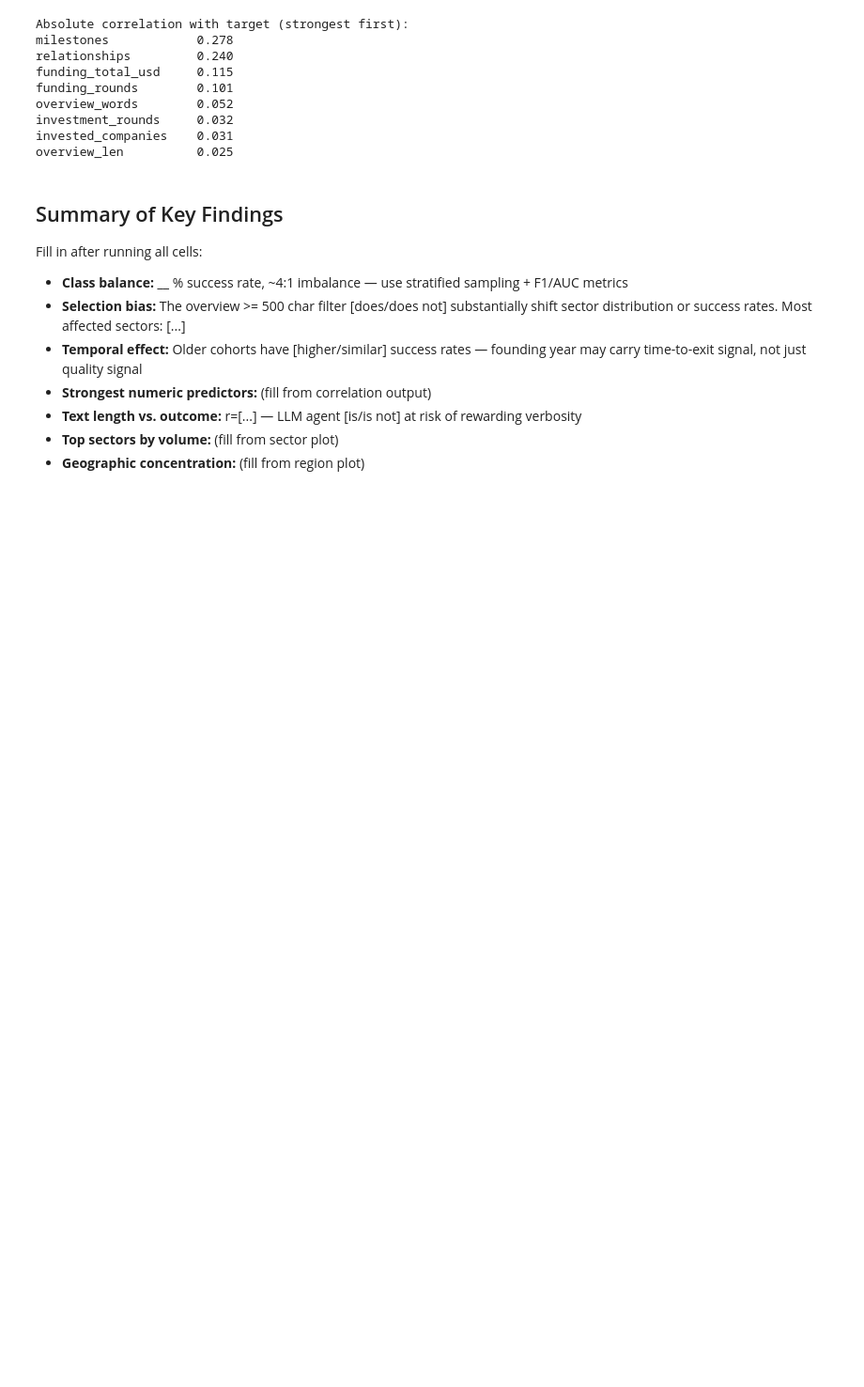
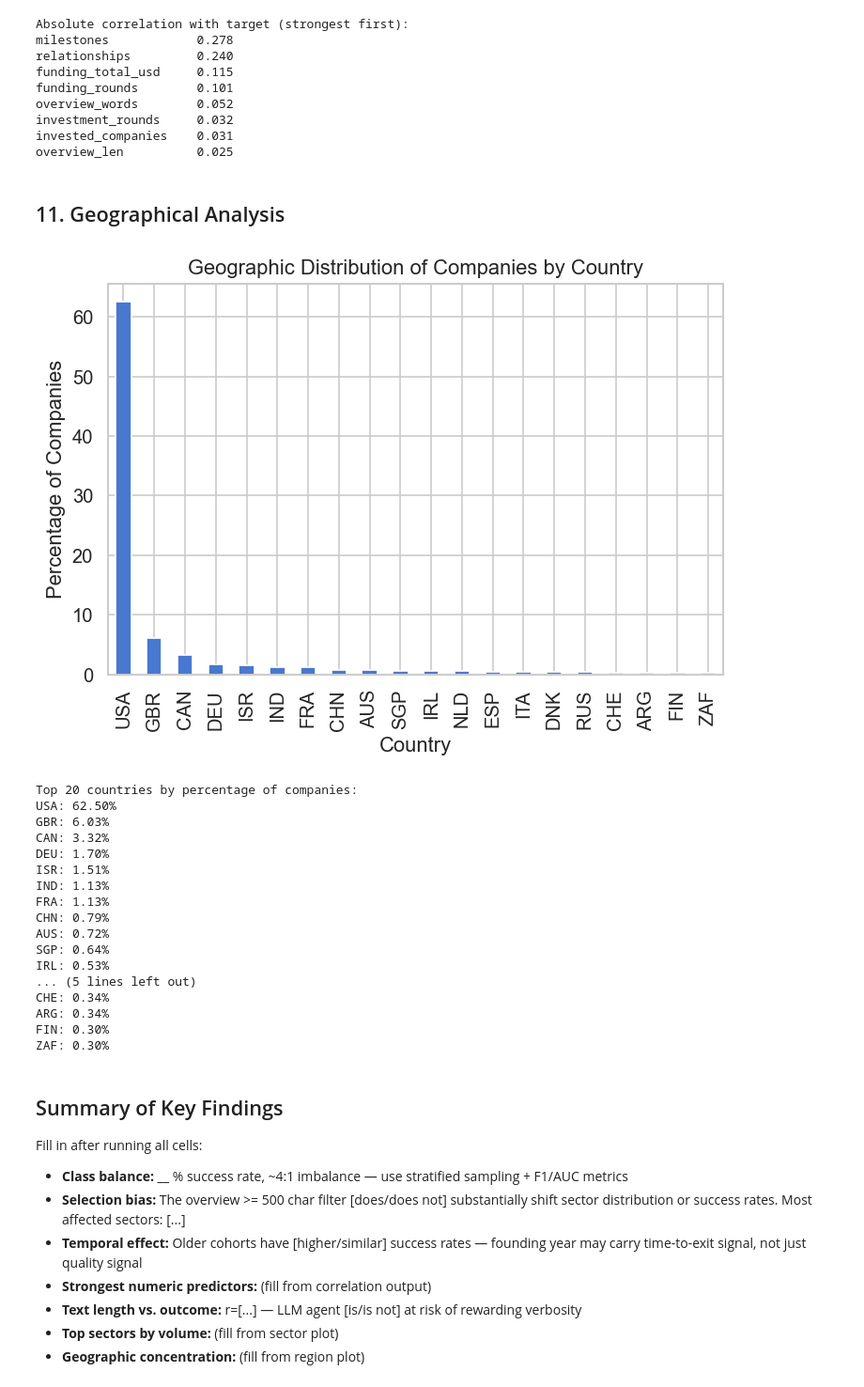
Before and after one commit to louisewiljander/llm-vc-decision-textgrad, a Jupyter notebook: notebooks/EDA_notebook.ipynb, the cells around one changed output. Shown at 94% size. Cells and saved outputs as stored; diff of their text form; code cells hidden in the pictures; blank space fills up the shorter version.

```diff
--- a/notebooks/analysis.ipynb
+++ b/notebooks/EDA_notebook.ipynb
@@ -461,6 +461,41 @@ overview_words        0.052
 investment_rounds     0.032
 invested_companies    0.031
 overview_len          0.025
+# %% [markdown]
+## 11. Geographical Analysis
+# %%
+# Show geographic distribution of companies by country (in percentage of total)
+country_counts = df['country_code'].value_counts().head(20)
+country_percentages = (country_counts / len(df)) * 100
+country_percentages.plot(kind='bar', title='Geographic Distribution of Companies by Country')
+plt.xlabel('Country')
+plt.ylabel('Percentage of Companies')
+plt.tight_layout()
+plt.show()
+
+# Print percentages in a table format
+print('Top 20 countries by percentage of companies:')
+for country, percentage in country_percentages.items():
+    print(f"{country}: {percentage:.2f}%")
+# %% [output]
+[figure, added]
+Top 20 countries by percentage of companies:
+USA: 62.50%
+GBR: 6.03%
+CAN: 3.32%
+DEU: 1.70%
+ISR: 1.51%
+IND: 1.13%
+FRA: 1.13%
+CHN: 0.79%
+AUS: 0.72%
+SGP: 0.64%
+IRL: 0.53%
+... (5 lines left out)
+CHE: 0.34%
+ARG: 0.34%
+FIN: 0.30%
+ZAF: 0.30%
 # %% [markdown]
 ## Summary of Key Findings
 
```
Also changed, not shown: parts of 4 cells of this notebook.
